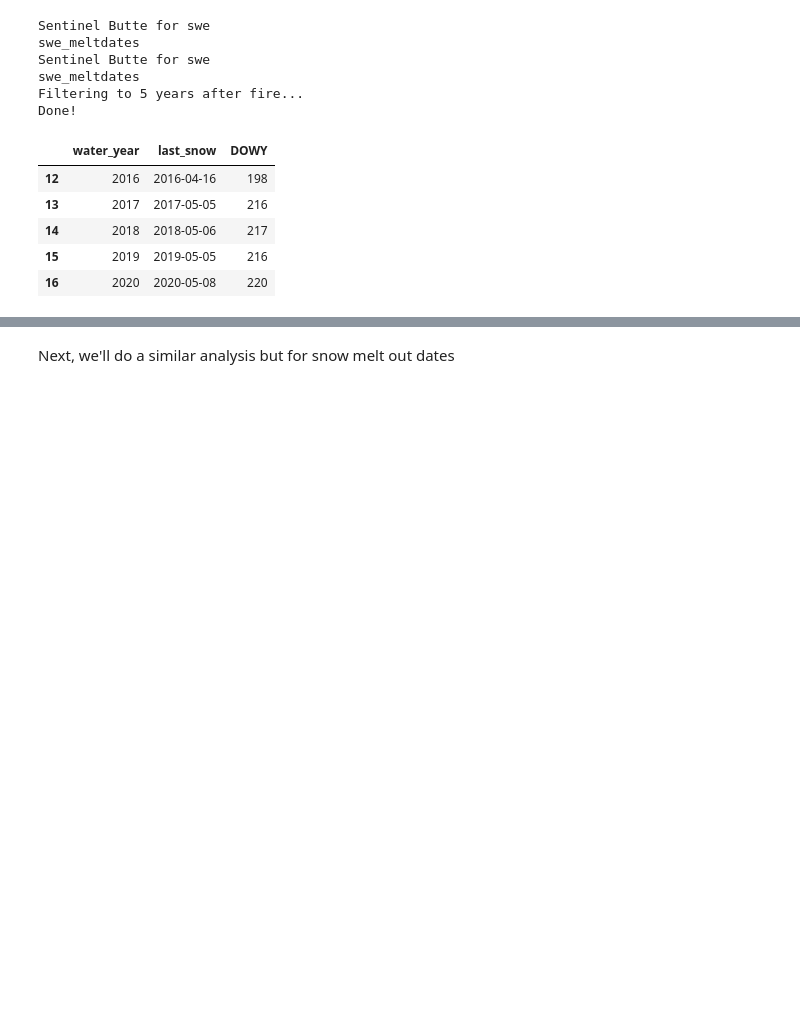
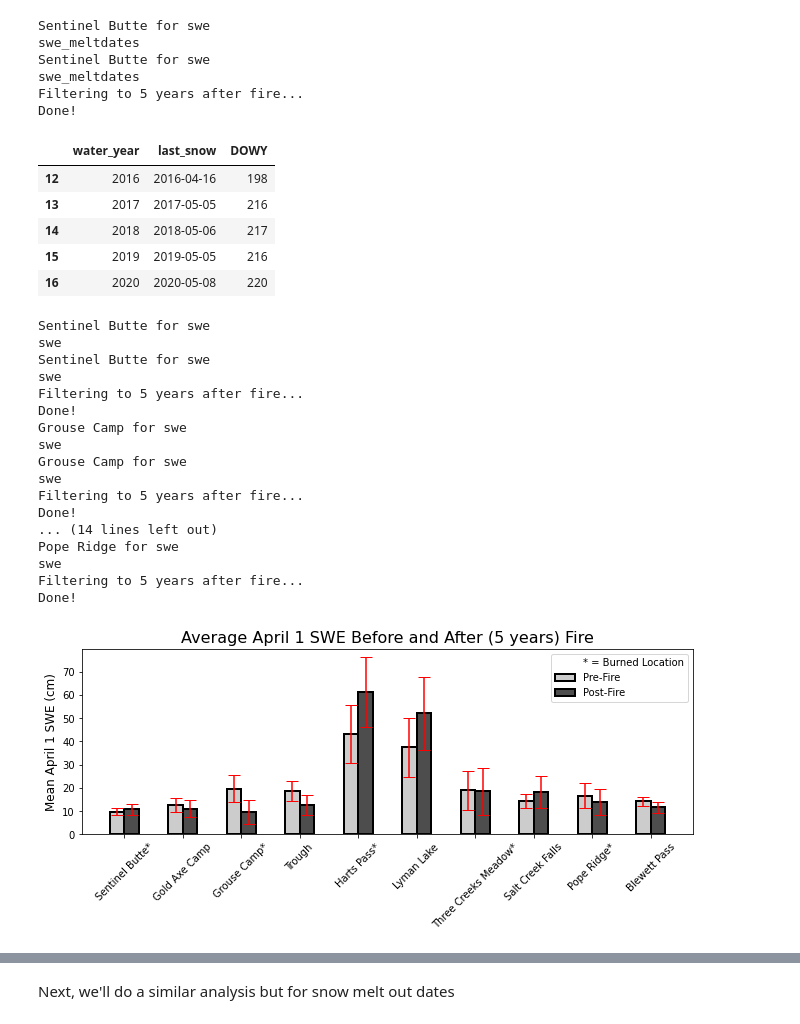
Before and after one commit to dlhogan97/CEWA565_project, a Jupyter notebook: regression_confidence_intervals.ipynb, the cells around one changed output, grey strips where cells are left out. Cells and saved outputs as stored; diff of their text form; code cells hidden in the pictures; blank space fills up the shorter version.

```diff
--- a/regression_confidence_intervals.ipynb
+++ b/regression_confidence_intervals.ipynb
@@ -174 +190,65 @@ def plotSWE(ax, before, after, site, paired=False):
     return ax
+# %%
+locations = []
+all_means = []
+all_errors = []
+for i,(site,paired) in enumerate(fire_sites.items()):
+    df_b, df_a, df_paired_b, df_paired_a = getSites(site,paired,postyrs=years)
+    locations.append(site+'*')
+    locations.append(paired)
+    mean_swe = []
+    errors = []
+    for df in [df_b, df_paired_b]:
+        swe_b = df[(df.index.month==4) & (df.index.day==1) & (df.index.year!=2015)].dropna()['SNOTEL:WTEQ_D'].mean()
+        y_error = df[(df.index.month==4) & (df.index.day==1) & (df.index.year!=2015)].dropna()['SNOTEL:WTEQ_D'].std()
+        mean_swe.append(swe_b)
+        errors.append(y_error)
+    all_means.append(mean_swe)
+    all_errors.append(errors)
+    mean_swe = []
+    errors = []
+
+    for df in [df_a, df_paired_a]:
+        swe_b = df[(df.index.month==4) & (df.index.day==1) & (df.index.year!=2015)].dropna()['SNOTEL:WTEQ_D'].mean()
+        y_error = df[(df.index.month==4) & (df.index.day==1) & (df.index.year!=2015)].dropna()['SNOTEL:WTEQ_D'].std()
+        mean_swe.append(swe_b)
+        errors.append(y_error)
+    all_means.append(mean_swe)
+    all_errors.append(errors)
+X = np.arange(len(locations))
+width = 0.25
+for i in X:
+    plt.bar(i , all_means[i][0], yerr=all_errors[i][0], width=0.25,color='0.8',align='center', ec='k',lw=2, ecolor='red', capsize=6)
+
+    plt.bar(i + width, all_means[i][1], yerr=all_errors[i][1], width=0.25,ec='k',lw=2,align='center', color='0.3', ecolor='red', capsize=6)
+plt.bar(i , 0, width=0.25,color='0.8',align='center', ec='k',lw=2, ecolor='red', capsize=10,label = 'Pre-Fire')
+plt.bar(i , 0, width=0.25,color='0.3',align='center', ec='k',lw=2, ecolor='red', capsize=10,label = 'Post-Fire')
+plt.plot([],[],color='w',label = '* = Burned Location')
+plt.xticks(X + width / 2, (locations),rotation=45)
+
+plt.ylabel('Mean April 1 SWE (cm)')
+plt.title('Average April 1 SWE Before and After (5 years) Fire',size=16)
+plt.legend()
+plt.tight_layout()
+fig = plt.gcf()
+fig.set_size_inches(10, 5)
+fig.savefig('./figures/swe_comparison.png')
+# %% [output]
+Sentinel Butte for swe
+swe
+Sentinel Butte for swe
+swe
+Filtering to 5 years after fire...
+Done!
+Grouse Camp for swe
+swe
+Grouse Camp for swe
+swe
+Filtering to 5 years after fire...
+Done!
+... (14 lines left out)
+Pope Ridge for swe
+swe
+Filtering to 5 years after fire...
+Done!
+[figure, added]
```
Also changed, not shown: parts of 19 cells of this notebook, 19 other files.
